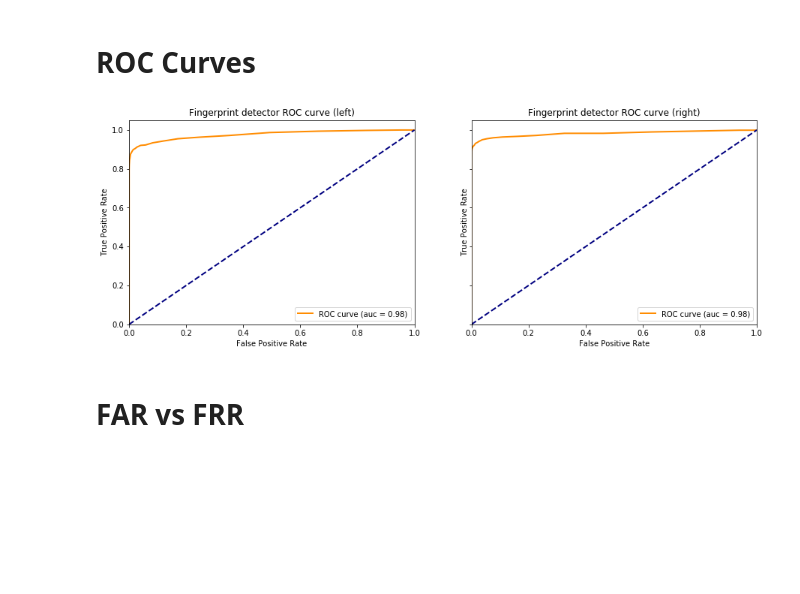
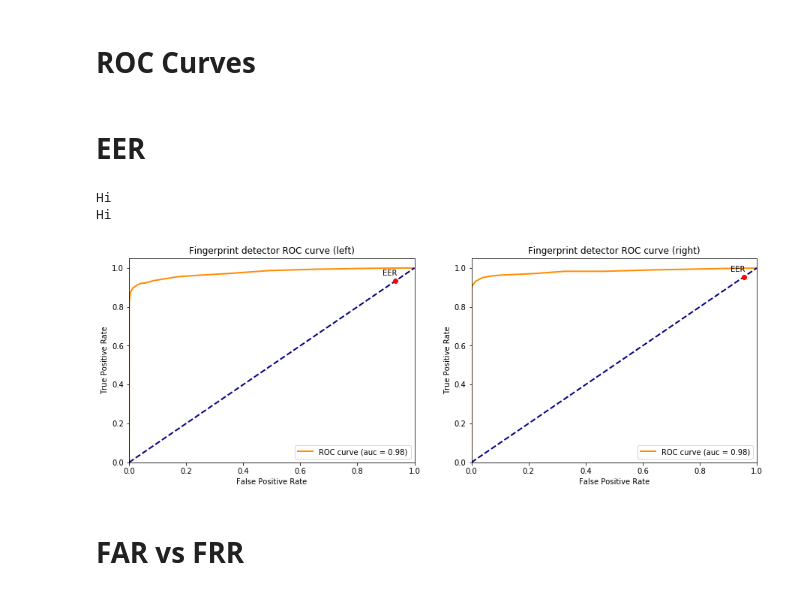
Before and after one commit to JesusGarciaRamirez/Biometrics, a Jupyter notebook: BioAssigment1/assignment_1.ipynb, the cells around one changed output. Cells and saved outputs as stored; diff of their text form; code cells hidden in the pictures; blank space fills up the shorter version.

```diff
--- a/BioAssigment1/assignment_1.ipynb
+++ b/BioAssigment1/assignment_1.ipynb
@@ -634,10 +711,15 @@ metric_logger_total=[metric_logger_li,metric_logger_ri]
 # Verification
 # %% [markdown]
 # ROC Curves
-# %%
-plt_compare_metrics(metric_logger_total,"plot_roc_curve")
-# %% [output]
-[figure, removed]
+# %% [markdown]
+# EER
+# %%
+opt={"point":"EER"}
+plt_compare_metrics(metric_logger_total,"plot_roc_curve",**opt)
+# %% [output]
+Hi
+Hi
+[figure, added]
 # %% [markdown]
 # FAR vs FRR
 # %%
```
Also changed, not shown: parts of 10 cells of this notebook, 1 other file.
